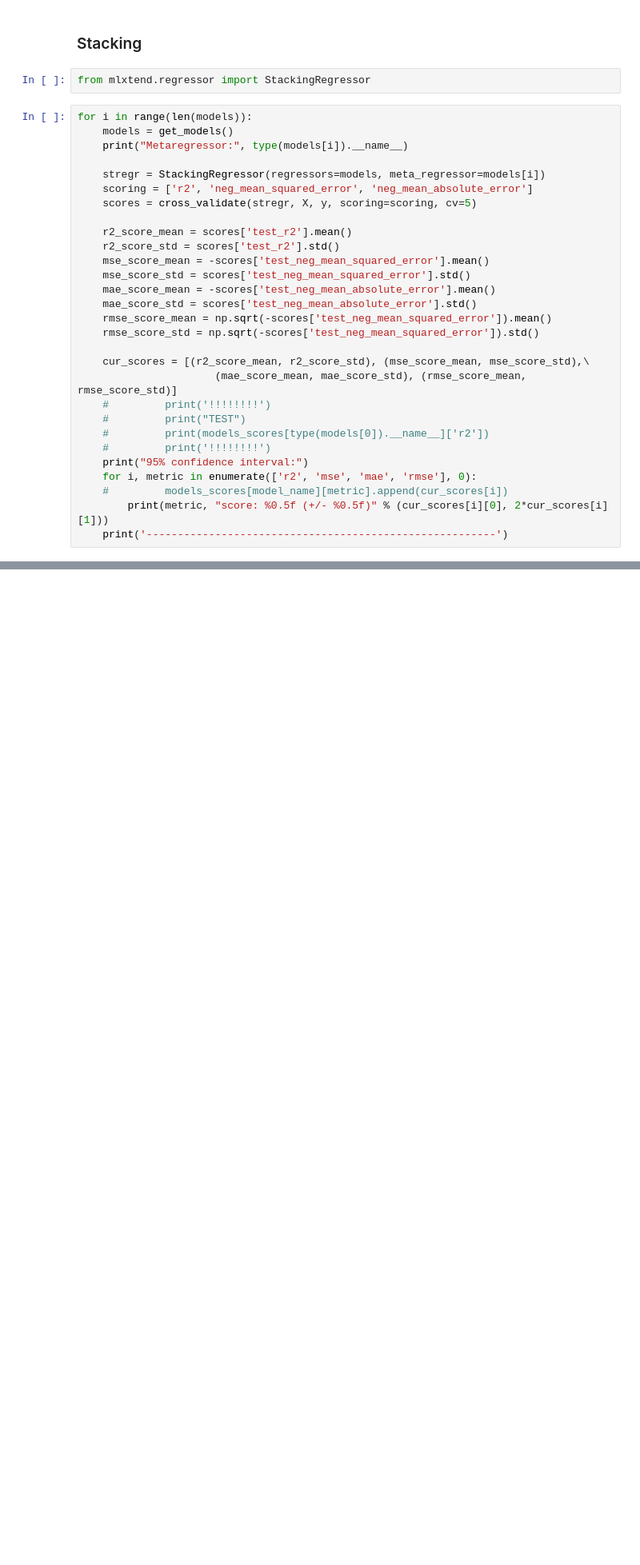
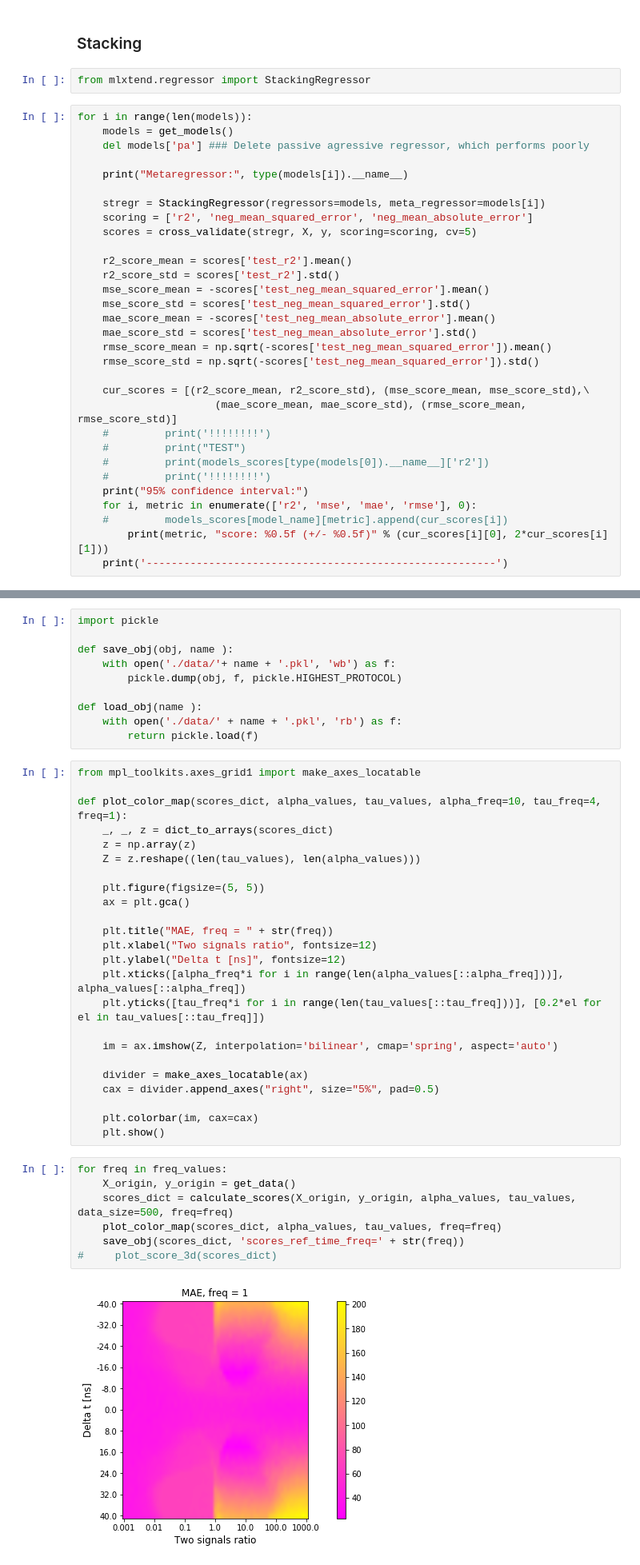
Before and after one commit to whiteRa2bit/cern_summer_project, a Jupyter notebook: problem2/reference_time_regressor.ipynb, the cells around one changed output, grey strips where cells are left out. Shown at 80% size. Saved outputs shown, nothing was run; the diff lists cells and outputs as text; blank space fills up the shorter version.

```diff
--- a/problem2/reference_time_regressor.ipynb
+++ b/problem2/reference_time_regressor.ipynb
@@ -250,6 +257,8 @@ from mlxtend.regressor import StackingRegressor
 # %%
 for i in range(len(models)):
     models = get_models()
+    del models['pa'] ### Delete passive agressive regressor, which performs poorly
+
     print("Metaregressor:", type(models[i]).__name__)
 
     stregr = StackingRegressor(regressors=models, meta_regressor=models[i])
@@ -347,0 +329,43 @@ rmse score: 18.89087 (+/- 1.67497)
+# %%
+import pickle
+
+def save_obj(obj, name ):
+    with open('./data/'+ name + '.pkl', 'wb') as f:
+        pickle.dump(obj, f, pickle.HIGHEST_PROTOCOL)
+
+def load_obj(name ):
+    with open('./data/' + name + '.pkl', 'rb') as f:
+        return pickle.load(f)
+# %%
+from mpl_toolkits.axes_grid1 import make_axes_locatable
+
+def plot_color_map(scores_dict, alpha_values, tau_values, alpha_freq=10, tau_freq=4, freq=1):
+    _, _, z = dict_to_arrays(scores_dict)
+    z = np.array(z)
+    Z = z.reshape((len(tau_values), len(alpha_values)))
+
+    plt.figure(figsize=(5, 5))
+    ax = plt.gca()
+
+    plt.title("MAE, freq = " + str(freq))
+    plt.xlabel("Two signals ratio", fontsize=12)
+    plt.ylabel("Delta t [ns]", fontsize=12)
+    plt.xticks([alpha_freq*i for i in range(len(alpha_values[::alpha_freq]))], alpha_values[::alpha_freq])
+    plt.yticks([tau_freq*i for i in range(len(tau_values[::tau_freq]))], [0.2*el for el in tau_values[::tau_freq]])
+
+    im = ax.imshow(Z, interpolation='bilinear', cmap='spring', aspect='auto')
+
+    divider = make_axes_locatable(ax)
+    cax = divider.append_axes("right", size="5%", pad=0.5)
+
+    plt.colorbar(im, cax=cax)
+    plt.show()
+# %%
+for freq in freq_values:
+    X_origin, y_origin = get_data()
+    scores_dict = calculate_scores(X_origin, y_origin, alpha_values, tau_values, data_size=500, freq=freq)
+    plot_color_map(scores_dict, alpha_values, tau_values, freq=freq)
+    save_obj(scores_dict, 'scores_ref_time_freq=' + str(freq))
+#     plot_score_3d(scores_dict)
+# %% [output]
+[figure, added]
```
Also changed, not shown: parts of 17 cells of this notebook, 12 other files.
